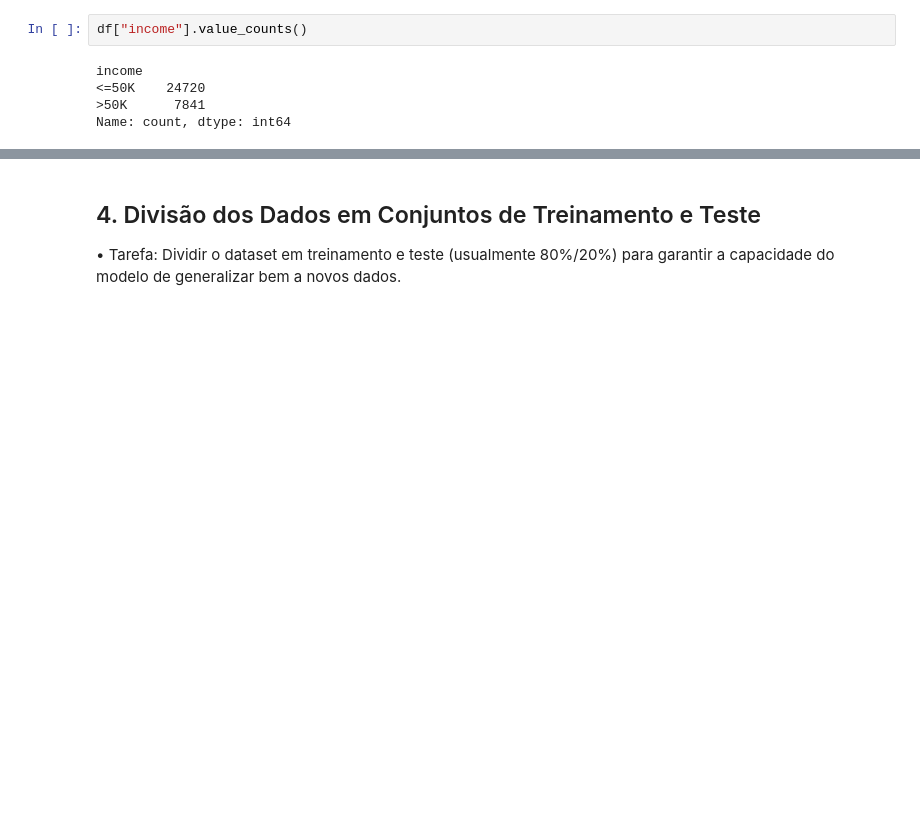
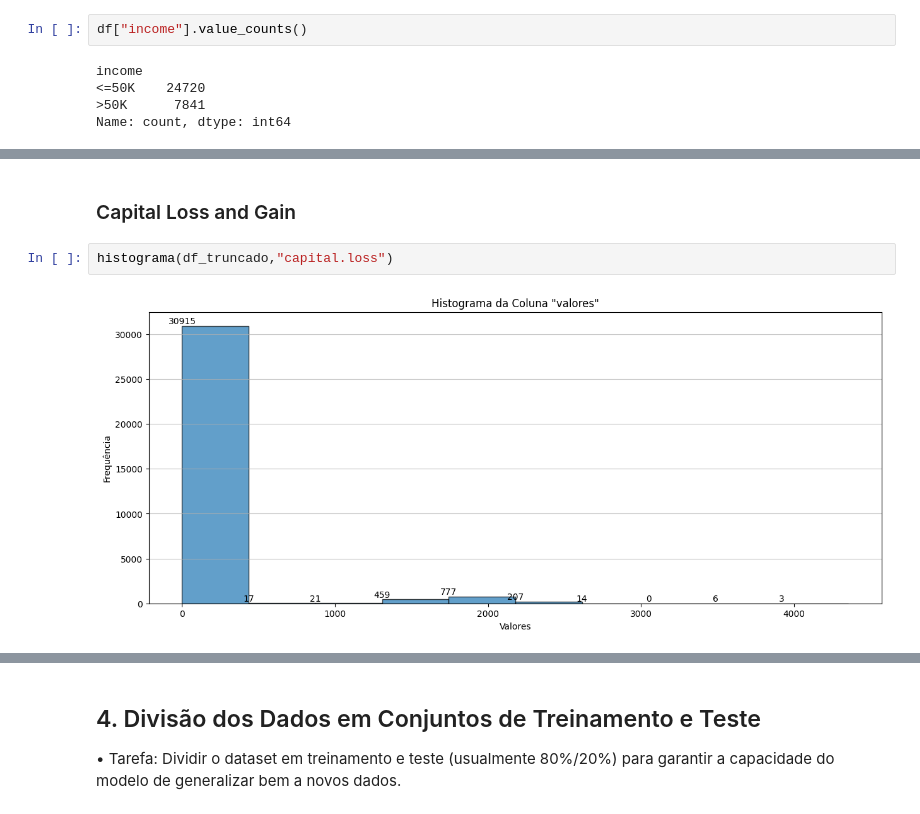
Before and after one commit to Jaquerida/adult_census, a Jupyter notebook: adult_census_income.ipynb, the cells around one changed output, grey strips where cells are left out. Drawn from its saved outputs; the diff is of its cells as text; blank space fills up the shorter version.

```diff
--- a/adult_census_income.ipynb
+++ b/adult_census_income.ipynb
@@ -58,0 +195,6 @@ Name: count, dtype: int64
+# %% [markdown]
+### Capital Loss and Gain
+# %%
+histograma(df_truncado,"capital.loss")
+# %% [output]
+[figure, added]
```
Also changed, not shown: parts of 44 cells of this notebook, 1 other file.
